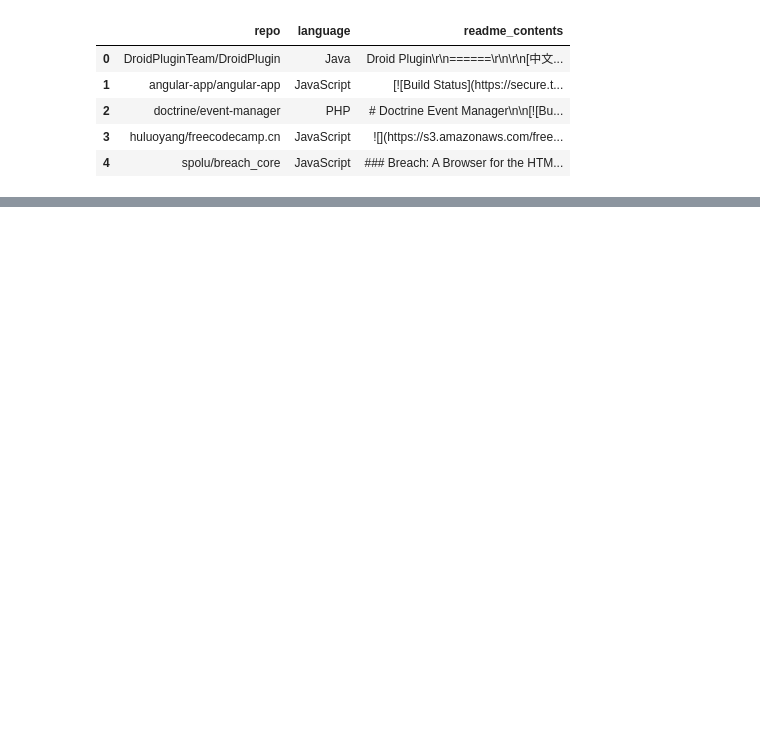
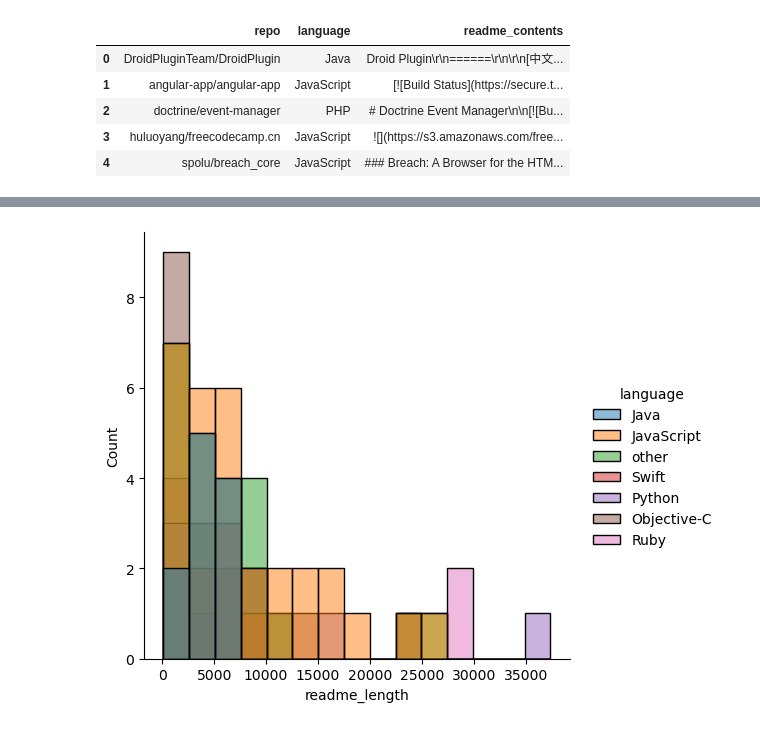
Before and after one commit to Keila-Camarillo/nlp_most_starred_repos, a Jupyter notebook: corey_explore.ipynb, the cells around one changed output, grey strips where cells are left out. Saved outputs shown, nothing was run; the diff lists cells and outputs as text; code cells hidden in the pictures; blank space fills up the shorter version.

```diff
--- a/corey_explore.ipynb
+++ b/corey_explore.ipynb
@@ -56,0 +78,6 @@ df = pd.DataFrame(results_dict_list)
+# %%
+# make a histplot hued by language to visualize if readme_length is related to language at all
+sns.displot(data=df[df.readme_length<50000],x='readme_length', hue='language', kind='hist')
+plt.show()
+# %% [output]
+[figure, added]
```
Also changed, not shown: parts of 24 cells of this notebook.
